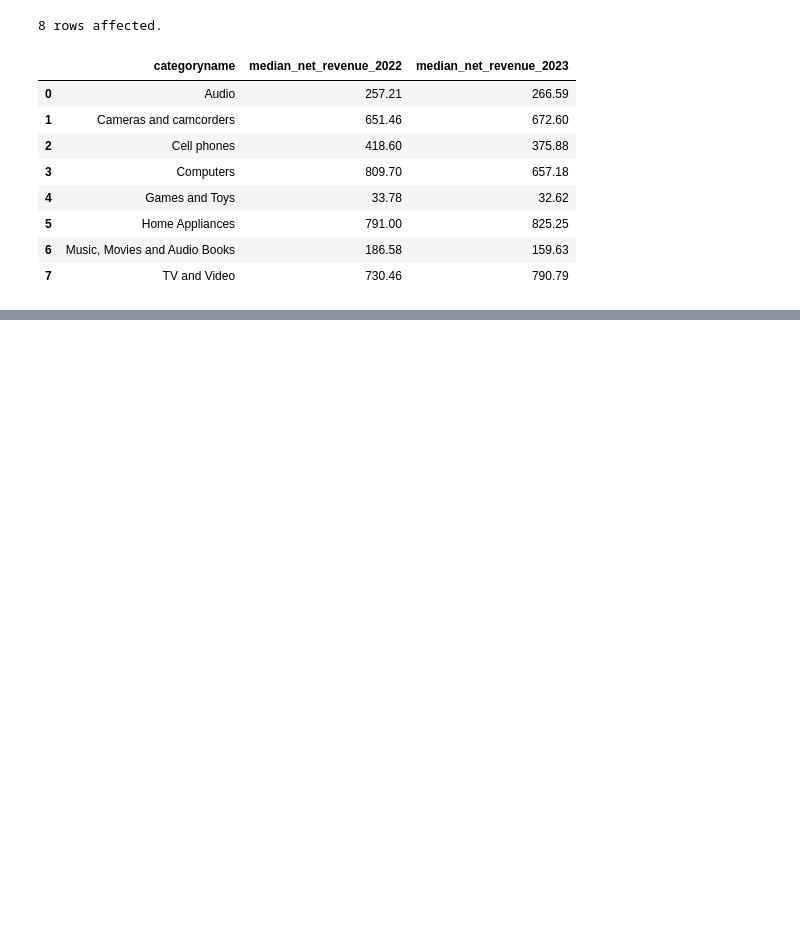
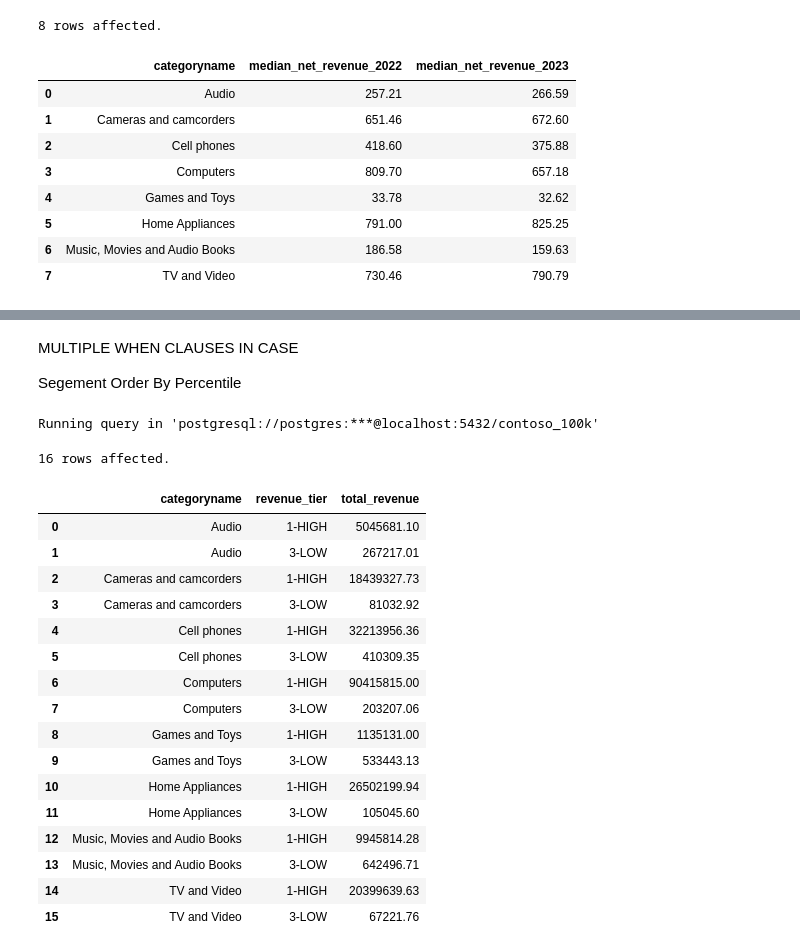
Before and after one commit to Dinesh-yadav23/My-sql-project, a Jupyter notebook: Resources/Blank_SQL_Notebook.ipynb, the cells around one changed output, grey strips where cells are left out. Saved outputs shown, nothing was run; the diff lists cells and outputs as text; code cells hidden in the pictures; blank space fills up the shorter version.

```diff
--- a/Resources/Blank_SQL_Notebook.ipynb
+++ b/Resources/Blank_SQL_Notebook.ipynb
@@ -227,0 +314,56 @@ ADVANCE SEGEMENT
+# %% [markdown]
+MULTIPLE WHEN CLAUSES IN CASE
+
+   Segement Order By Percentile
+# %%
+%%sql
+
+WITH percentile AS (
+   SELECT
+     PERCENTILE_CONT(0.25) WITHIN GROUP (ORDER BY (s.quantity * s.netprice * s.exchangerate)) AS revenue_25_perentile,
+     PERCENTILE_CONT(0.75) WITHIN GROUP (ORDER BY (s.quantity * s.netprice * s.exchangerate)) AS revenue_75_perentile
+   FROM
+ sales s
+   WHERE
+ s.orderdate BETWEEN '2022-01-01' AND '2023-12-31')
+
+
+
+SELECT
+  p.categoryname,
+  CASE
+    WHEN (s.quantity * s.netprice * s.exchangerate) <= pctl.revenue_25_perentile THEN '3-LOW'
+    WHEN (s.quantity * s.netprice * s.exchangerate) >= pctl.revenue_25_perentile THEN '1-HIGH'
+    ELSE '2-MEDIAN'
+  END AS revenue_tier,
+  SUM(s.quantity * s.netprice * s.exchangerate) AS total_revenue
+FROM
+  sales s
+  LEFT JOIN
+     product p ON s.productkey = p.productkey,
+     percentile pctl
+GROUP BY
+  p.categoryname,
+  revenue_tier
+ORDER BY
+  p.categoryname
+# %% [output]
+Running query in 'postgresql://postgres:***@localhost:5432/contoso_100k'
+16 rows affected.
+|  | categoryname | revenue_tier | total_revenue |
+| 0 | Audio | 1-HIGH | 5045681.10 |
+| 1 | Audio | 3-LOW | 267217.01 |
+| 2 | Cameras and camcorders | 1-HIGH | 18439327.73 |
+| 3 | Cameras and camcorders | 3-LOW | 81032.92 |
+| 4 | Cell phones | 1-HIGH | 32213956.36 |
+| 5 | Cell phones | 3-LOW | 410309.35 |
+| 6 | Computers | 1-HIGH | 90415815.00 |
+| 7 | Computers | 3-LOW | 203207.06 |
+| 8 | Games and Toys | 1-HIGH | 1135131.00 |
+| 9 | Games and Toys | 3-LOW | 533443.13 |
+| 10 | Home Appliances | 1-HIGH | 26502199.94 |
+| 11 | Home Appliances | 3-LOW | 105045.60 |
+| 12 | Music, Movies and Audio Books | 1-HIGH | 9945814.28 |
+| 13 | Music, Movies and Audio Books | 3-LOW | 642496.71 |
+| 14 | TV and Video | 1-HIGH | 20399639.63 |
+| 15 | TV and Video | 3-LOW | 67221.76 |
```
Also changed, not shown: parts of 5 cells of this notebook.
